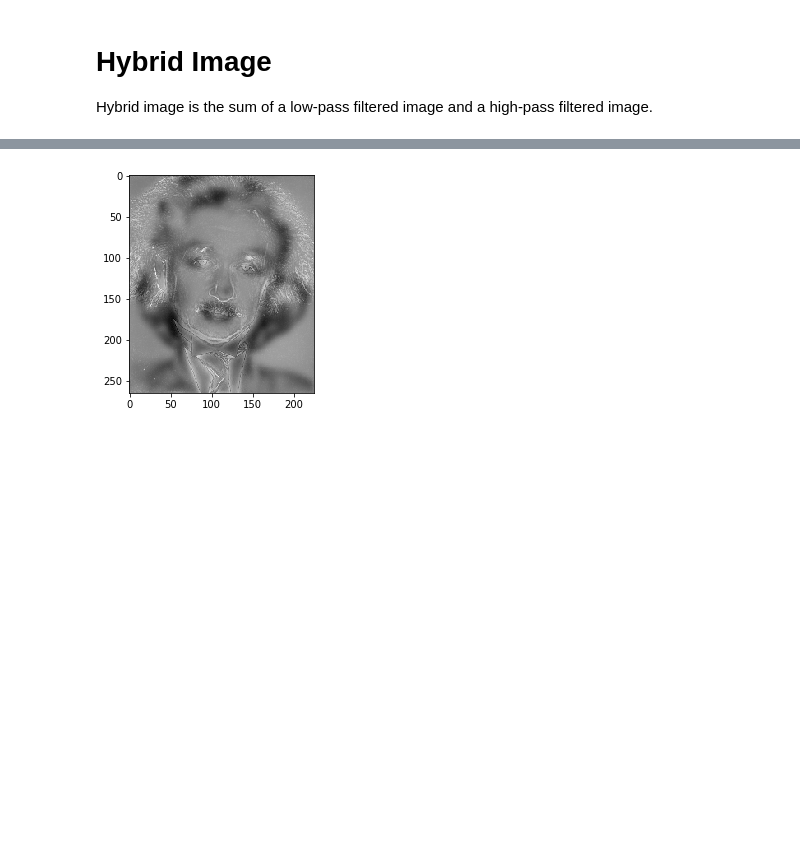
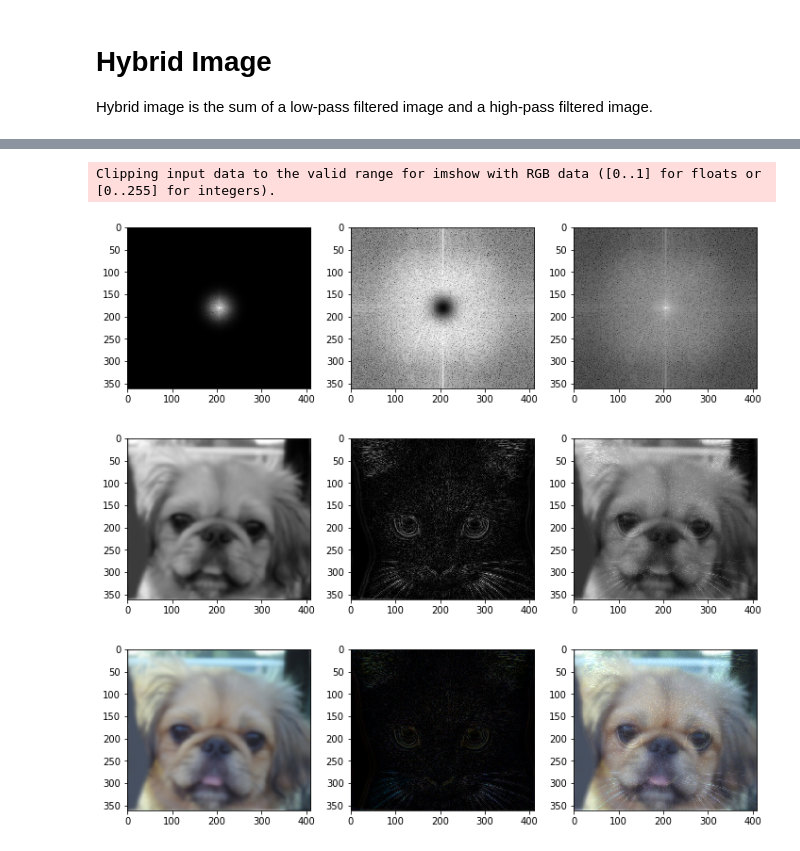
Before and after one commit to PinmanHuang/ILE5062_Computer_Vision, a Jupyter notebook: CV2019_HW2/hybrid_image.ipynb, the cells around one changed output, grey strips where cells are left out. Cells and saved outputs as stored; diff of their text form; code cells hidden in the pictures; blank space fills up the shorter version.

Commit message:
hybrid gray and rgb image

```diff
--- a/CV2019_HW2/hybrid_image.ipynb
+++ b/CV2019_HW2/hybrid_image.ipynb
@@ -80,9 +82,9 @@ def get_magnitude_spectrum(img):
     magnitude_spectrum = 20*np.log(np.abs(fshift))
     return magnitude_spectrum, fshift
 # %%
-def plot_img(img_1, img_2, camp=None):
-    plt.figure(figsize=(10,8))
-    fig, ax = plt.subplots(1,2)
+def plot_img(img_1, img_2, img_3, camp=None):
+    fig, ax = plt.subplots(1,3, figsize=[10, 8])
     ax[0].imshow(img_1, cmap = camp)
     ax[1].imshow(img_2, cmap = camp)
+    ax[2].imshow(img_3, cmap = camp)
     plt.tight_layout()
@@ -121,6 +90,0 @@ plot_img(img_back_2, result_2, 'gray')
-# %%
-image_hybrid = img_back_1+img_back_2
-plt.imshow(image_hybrid, cmap = 'gray')
-plt.show()
-# %% [output]
-[figure, removed]
@@ -126,0 +110,44 @@ plt.show()
+# %%
+def hybrid_gray(file_name_1, file_name_2):
+    img_1, rgb_img_1 = read_image(file_name_1)
+    magnitude_spectrum_1, img_back_1, out_magnitude_1 = filter_image(img_1, 20, low_pass=True, gaussian=True)
+    img_2, rgb_img_2 = read_image(file_name_2)
+    magnitude_spectrum_2, img_back_2, out_magnitude_2 = filter_image(img_2, 20, low_pass=False, gaussian=True)
+
+    hybrid = img_back_1 + img_back_2
+    hybrid_magnitude = out_magnitude_1 + out_magnitude_2
+
+    plot_img(out_magnitude_1, out_magnitude_2, hybrid_magnitude, 'gray')
+    plot_img(img_back_1, img_back_2, hybrid, 'gray')
+# %%
+def hybrid_rgb(file_name_1, file_name_2):
+    img_1, rgb_img_1 = read_image(file_name_1)
+    r1, g1, b1 = cv2.split(rgb_img_1)
+    _, img_back_r1, _ = filter_image(r1, 20, low_pass=True, gaussian=True)
+    _, img_back_g1, _ = filter_image(g1, 20, low_pass=True, gaussian=True)
+    _, img_back_b1, _ = filter_image(b1, 20, low_pass=True, gaussian=True)
+    img_2, rgb_img_2 = read_image(file_name_2)
+    r2, g2, b2 = cv2.split(rgb_img_2)
+    _, img_back_r2, _ = filter_image(r2, 20, low_pass=False, gaussian=True)
+    _, img_back_g2, _ = filter_image(g2, 20, low_pass=False, gaussian=True)
+    _, img_back_b2, _ = filter_image(b2, 20, low_pass=False, gaussian=True)
+
+    img_back_r1 = img_back_r1.astype(int)
+    img_back_g1 = img_back_g1.astype(int)
+    img_back_b1 = img_back_b1.astype(int)
+    img_back_1 = cv2.merge((img_back_r1, img_back_g1, img_back_b1))
+    img_back_r2 = img_back_r2.astype(int)
+    img_back_g2 = img_back_g2.astype(int)
+    img_back_b2 = img_back_b2.astype(int)
+    img_back_2 = cv2.merge((img_back_r2, img_back_g2, img_back_b2))
+    hybrid = img_back_1 + img_back_2
+
+    plot_img(img_back_1, img_back_2, hybrid, 'gray')
+# %%
+hybrid_gray('./hw2_data/task1and2_hybrid_pyramid/dog.bmp', './hw2_data/task1and2_hybrid_pyramid/cat.bmp')
+hybrid_rgb('./hw2_data/task1and2_hybrid_pyramid/dog.bmp', './hw2_data/task1and2_hybrid_pyramid/cat.bmp')
+# %% [output]
+Clipping input data to the valid range for imshow with RGB data ([0..1] for floats or [0..255] for integers).
+[figure, added]
+[figure, added]
+[figure, added]
```
Also changed, not shown: parts of 6 cells of this notebook.
